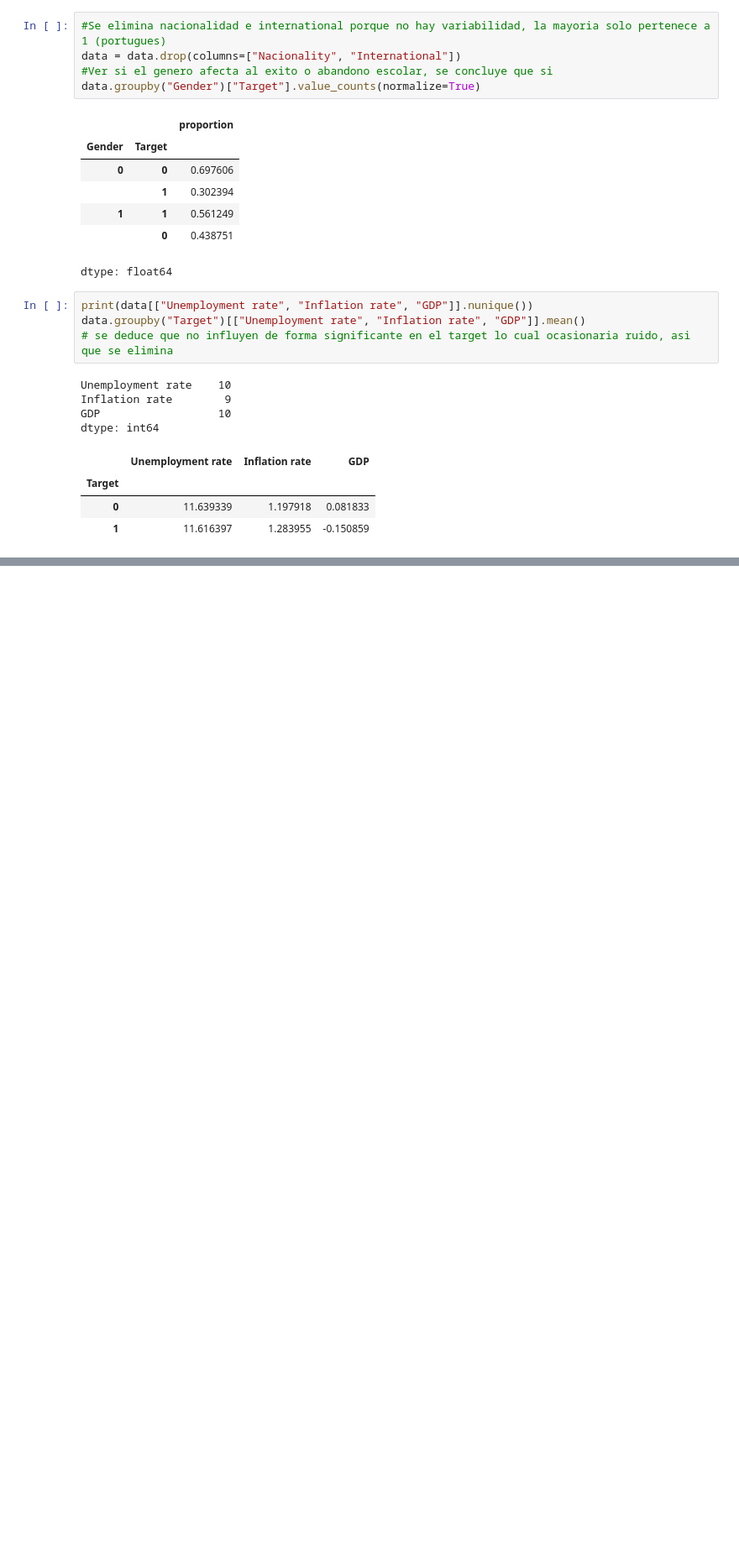
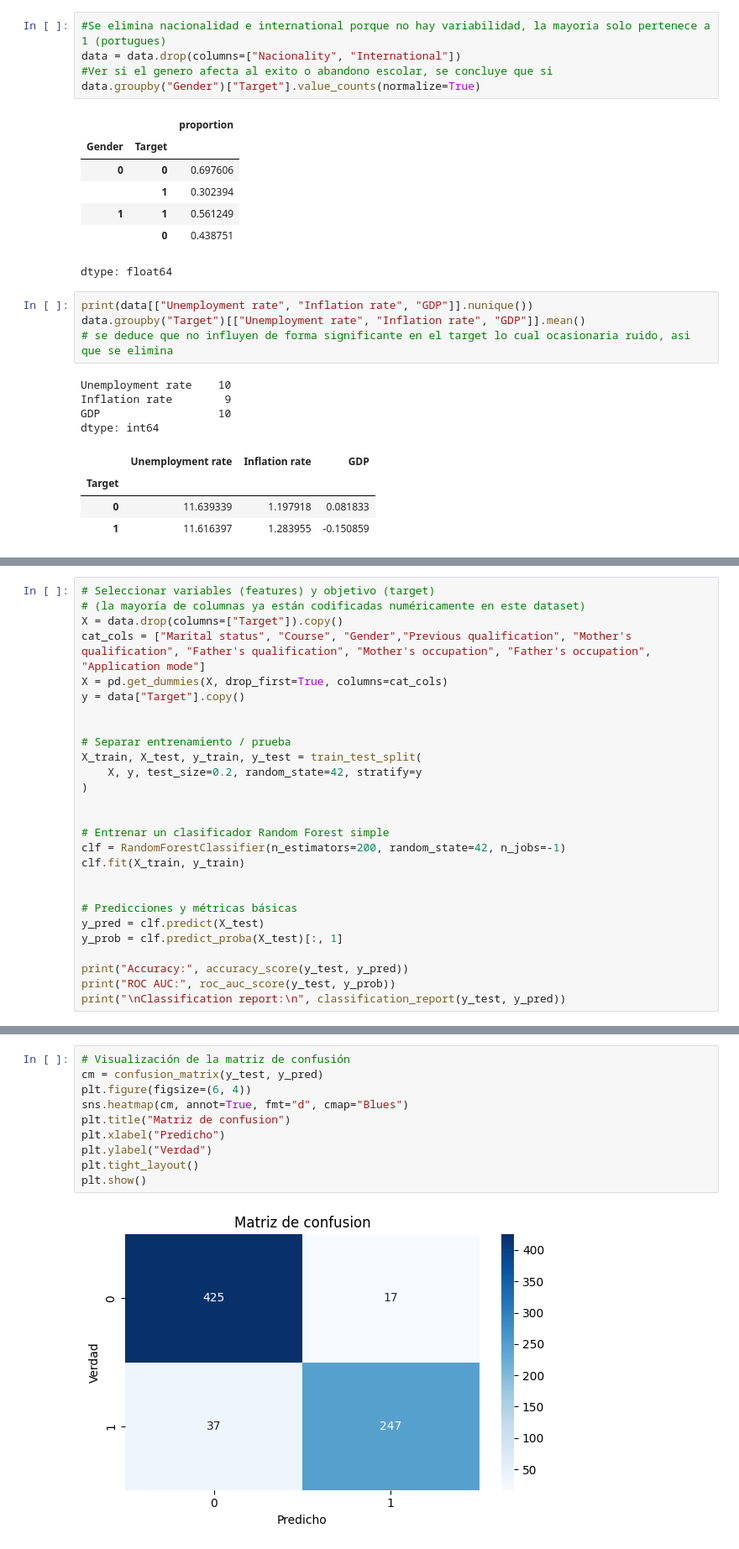
Before and after one commit to Edgar-Avila/mcd101-trabajo-final, a Jupyter notebook: Prediccion_del_abandono_y_exito_escolar.ipynb, the cells around one changed output, grey strips where cells are left out. Shown at 84% size. Drawn from its saved outputs; the diff is of its cells as text; blank space fills up the shorter version.

```diff
--- a/Prediccion_del_abandono_y_exito_escolar.ipynb
+++ b/Prediccion_del_abandono_y_exito_escolar.ipynb
@@ -139,0 +165,27 @@ memory usage: 907.5 KB
+# %%
+# Seleccionar variables (features) y objetivo (target)
+# (la mayoría de columnas ya están codificadas numéricamente en este dataset)
+X = data.drop(columns=["Target"]).copy()
+cat_cols = ["Marital status", "Course", "Gender","Previous qualification", "Mother's qualification", "Father's qualification", "Mother's occupation", "Father's occupation", "Application mode"]
+X = pd.get_dummies(X, drop_first=True, columns=cat_cols)
+y = data["Target"].copy()
+
+
+# Separar entrenamiento / prueba
+X_train, X_test, y_train, y_test = train_test_split(
+    X, y, test_size=0.2, random_state=42, stratify=y
+)
+
+
+# Entrenar un clasificador Random Forest simple
+clf = RandomForestClassifier(n_estimators=200, random_state=42, n_jobs=-1)
+clf.fit(X_train, y_train)
+
+
+# Predicciones y métricas básicas
+y_pred = clf.predict(X_test)
+y_prob = clf.predict_proba(X_test)[:, 1]
+
+print("Accuracy:", accuracy_score(y_test, y_pred))
+print("ROC AUC:", roc_auc_score(y_test, y_prob))
+print("\nClassification report:\n", classification_report(y_test, y_pred))
@@ -139,0 +205,12 @@ memory usage: 907.5 KB
+# %%
+# Visualización de la matriz de confusión
+cm = confusion_matrix(y_test, y_pred)
+plt.figure(figsize=(6, 4))
+sns.heatmap(cm, annot=True, fmt="d", cmap="Blues")
+plt.title("Matriz de confusion")
+plt.xlabel("Predicho")
+plt.ylabel("Verdad")
+plt.tight_layout()
+plt.show()
+# %% [output]
+[figure, added]
```
Also changed, not shown: parts of 6 cells of this notebook.
